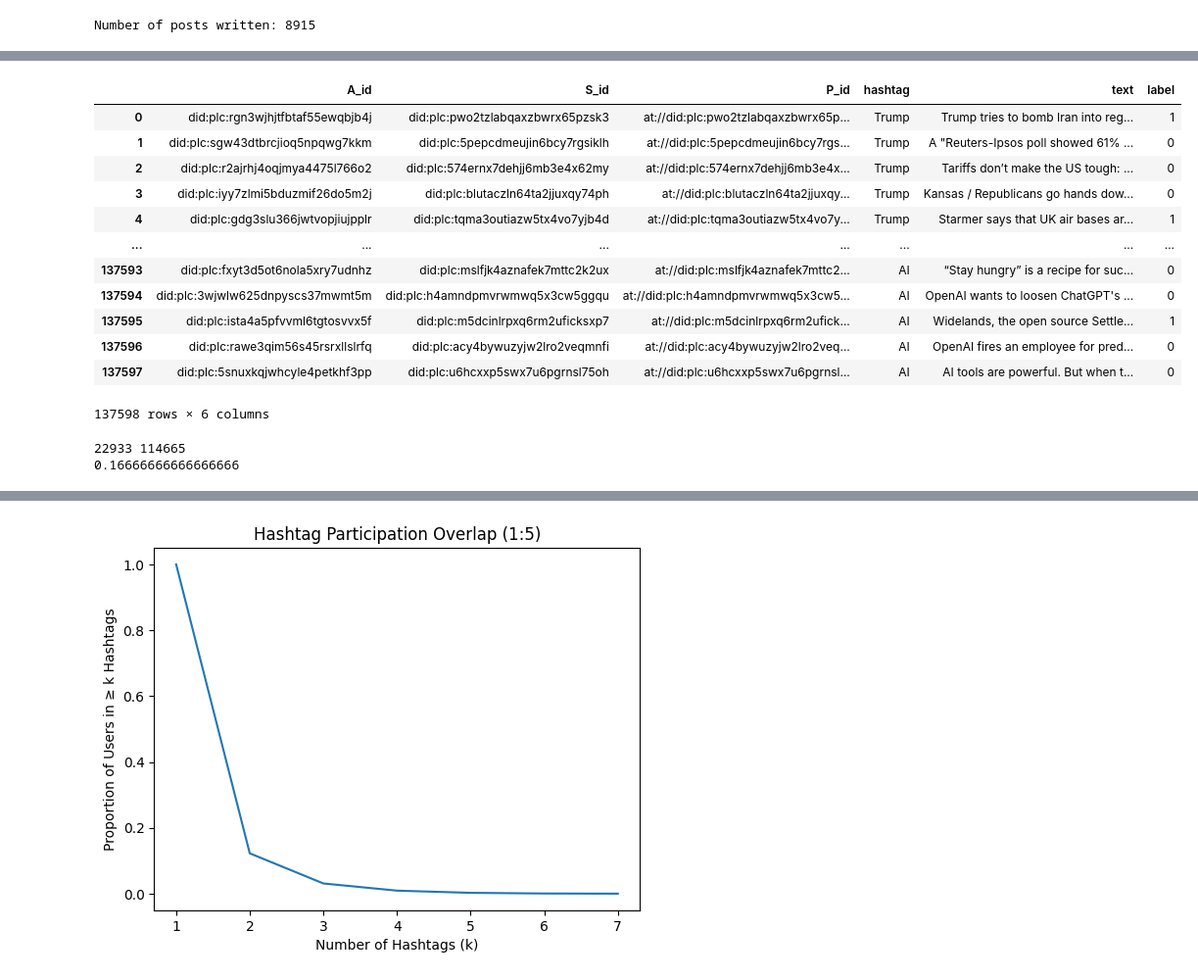
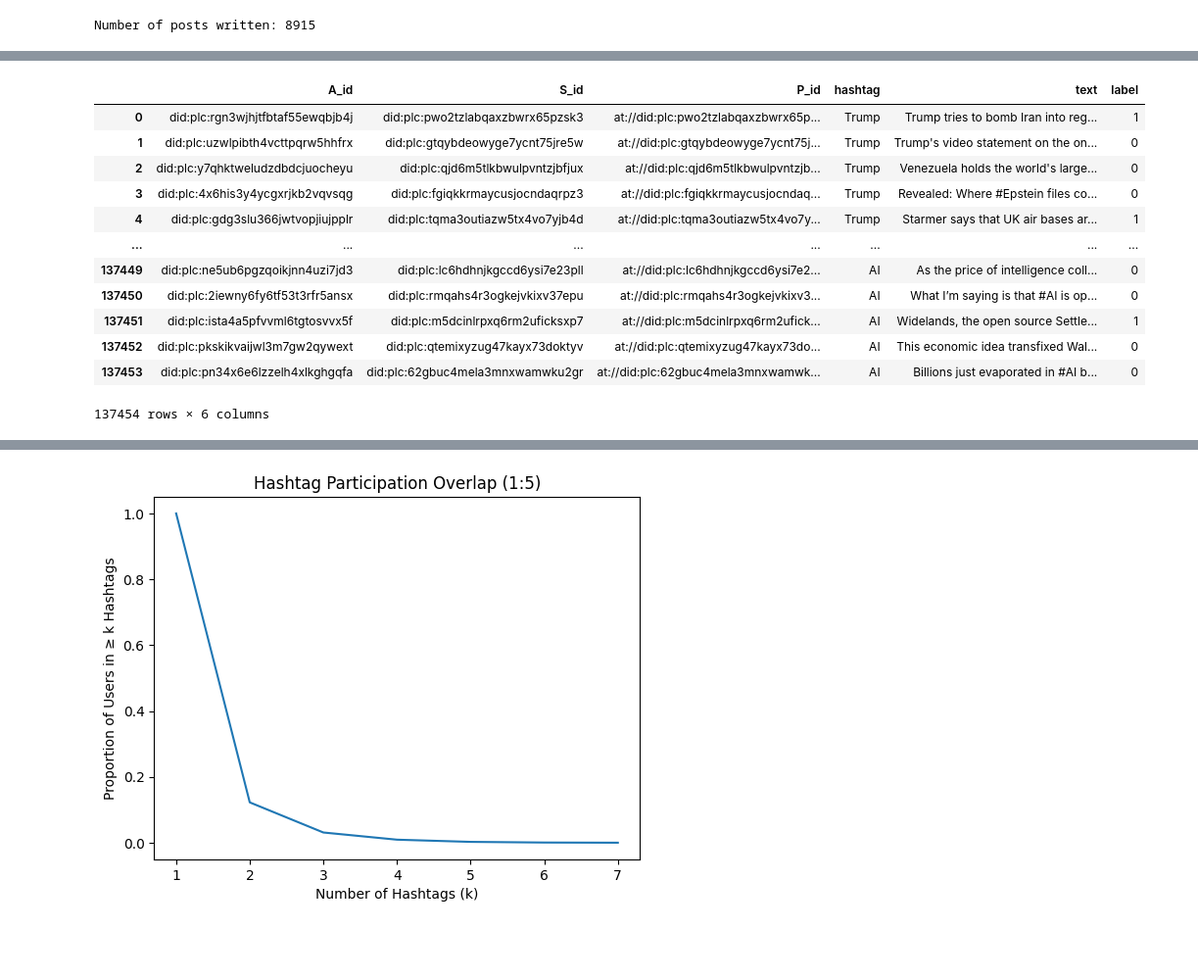
Before and after one commit to jonasbjaerke/MEng-project, a Jupyter notebook: notebooks/analyse_dataset.ipynb, the cells around one changed output, grey strips where cells are left out. Shown at 98% size. Saved outputs shown, nothing was run; the diff lists cells and outputs as text; code cells hidden in the pictures; blank space fills up the shorter version.

```diff
--- a/notebooks/analyse_dataset.ipynb
+++ b/notebooks/analyse_dataset.ipynb
@@ -273,10 +319,10 @@ import pandas as pd
 
 def enforce_exact_label_ratio_from_csv(
     neg_per_pos: int,
-    csv_path: str = "../data/processed/datasets/dataset.csv",
+    csv_path: str = f"../data/processed/datasets/{d}",
     hashtag_col: str = "hashtag",
     label_col: str = "label",
-    save_path: str = "../data/processed/datasets/dataset.csv",
+    save_path: str = f"../data/processed/datasets/{d}",
     random_state: int = 42,
 ) -> pd.DataFrame:
     """
@@ -300,66 +346,44 @@ def enforce_exact_label_ratio_from_csv(
         n_pos = len(positives)
         n_neg = len(negatives)
 
         if n_pos == 0 or n_neg == 0:
             continue
 
         # Largest feasible exact ratio subset
         keep_pos = min(n_pos, n_neg // neg_per_pos)
         keep_neg = keep_pos * neg_per_pos
 
         if keep_pos == 0 or keep_neg == 0:
             continue
 
         positives = positives.sample(n=keep_pos, random_state=random_state)
         negatives = negatives.sample(n=keep_neg, random_state=random_state)
 
         balanced_group = pd.concat([positives, negatives]).sort_index()
         kept_parts.append(balanced_group)
 
     if not kept_parts:
         result = pd.DataFrame(columns=df.columns)
     else:
         result = pd.concat(kept_parts).sort_index().reset_index(drop=True)
 
     result.to_csv(save_path, index=False)
     return result
 enforce_exact_label_ratio_from_csv(neg_per_pos=5)
 # %% [output]
 |  | A_id | S_id | P_id | hashtag | text | label |
 | 0 | did:plc:rgn3wjhjtfbtaf55ewqbjb4j | did:plc:pwo2tzlabqaxzbwrx65pzsk3 | at://did:plc:pwo2tzlabqaxzbwrx65p... | Trump | Trump tries to bomb Iran into reg... | 1 |
-| 1 | did:plc:sgw43dtbrcjioq5npqwg7kkm | did:plc:5pepcdmeujin6bcy7rgsiklh | at://did:plc:5pepcdmeujin6bcy7rgs... | Trump | A "Reuters-Ipsos poll showed 61% ... | 0 |
-| 2 | did:plc:r2ajrhj4oqjmya4475l766o2 | did:plc:574ernx7dehjj6mb3e4x62my | at://did:plc:574ernx7dehjj6mb3e4x... | Trump | Tariffs don’t make the US tough: ... | 0 |
-| 3 | did:plc:iyy7zlmi5bduzmif26do5m2j | did:plc:blutaczln64ta2jjuxqy74ph | at://did:plc:blutaczln64ta2jjuxqy... | Trump | Kansas / Republicans go hands dow... | 0 |
+| 1 | did:plc:uzwlpibth4vcttpqrw5hhfrx | did:plc:gtqybdeowyge7ycnt75jre5w | at://did:plc:gtqybdeowyge7ycnt75j... | Trump | Trump's video statement on the on... | 0 |
+| 2 | did:plc:y7qhktweludzdbdcjuocheyu | did:plc:qjd6m5tlkbwulpvntzjbfjux | at://did:plc:qjd6m5tlkbwulpvntzjb... | Trump | Venezuela holds the world's large... | 0 |
+| 3 | did:plc:4x6his3y4ycgxrjkb2vqvsqg | did:plc:fgiqkkrmaycusjocndaqrpz3 | at://did:plc:fgiqkkrmaycusjocndaq... | Trump | Revealed: Where #Epstein files co... | 0 |
 | 4 | did:plc:gdg3slu366jwtvopjiujpplr | did:plc:tqma3outiazw5tx4vo7yjb4d | at://did:plc:tqma3outiazw5tx4vo7y... | Trump | Starmer says that UK air bases ar... | 1 |
 | ... | ... | ... | ... | ... | ... | ... |
-| 137593 | did:plc:fxyt3d5ot6nola5xry7udnhz | did:plc:mslfjk4aznafek7mttc2k2ux | at://did:plc:mslfjk4aznafek7mttc2... | AI | “Stay hungry” is a recipe for suc... | 0 |
-| 137594 | did:plc:3wjwlw625dnpyscs37mwmt5m | did:plc:h4amndpmvrwmwq5x3cw5ggqu | at://did:plc:h4amndpmvrwmwq5x3cw5... | AI | OpenAI wants to loosen ChatGPT's ... | 0 |
-| 137595 | did:plc:ista4a5pfvvml6tgtosvvx5f | did:plc:m5dcinlrpxq6rm2uficksxp7 | at://did:plc:m5dcinlrpxq6rm2ufick... | AI | Widelands, the open source Settle... | 1 |
-| 137596 | did:plc:rawe3qim56s45rsrxllslrfq | did:plc:acy4bywuzyjw2lro2veqmnfi | at://did:plc:acy4bywuzyjw2lro2veq... | AI | OpenAI fires an employee for pred... | 0 |
-| 137597 | did:plc:5snuxkqjwhcyle4petkhf3pp | did:plc:u6hcxxp5swx7u6pgrnsl75oh | at://did:plc:u6hcxxp5swx7u6pgrnsl... | AI | AI tools are powerful. But when t... | 0 |
+| 137449 | did:plc:ne5ub6pgzqoikjnn4uzi7jd3 | did:plc:lc6hdhnjkgccd6ysi7e23pll | at://did:plc:lc6hdhnjkgccd6ysi7e2... | AI | As the price of intelligence coll... | 0 |
+| 137450 | did:plc:2iewny6fy6tf53t3rfr5ansx | did:plc:rmqahs4r3ogkejvkixv37epu | at://did:plc:rmqahs4r3ogkejvkixv3... | AI | What I’m saying is that #AI is op... | 0 |
+| 137451 | did:plc:ista4a5pfvvml6tgtosvvx5f | did:plc:m5dcinlrpxq6rm2uficksxp7 | at://did:plc:m5dcinlrpxq6rm2ufick... | AI | Widelands, the open source Settle... | 1 |
+| 137452 | did:plc:pkskikvaijwl3m7gw2qywext | did:plc:qtemixyzug47kayx73doktyv | at://did:plc:qtemixyzug47kayx73do... | AI | This economic idea transfixed Wal... | 0 |
+| 137453 | did:plc:pn34x6e6lzzelh4xlkghgqfa | did:plc:62gbuc4mela3mnxwamwku2gr | at://did:plc:62gbuc4mela3mnxwamwk... | AI | Billions just evaporated in #AI b... | 0 |
-137598 rows × 6 columns
+137454 rows × 6 columns
-# %%
-import pandas as pd
-
-
-def count_label_ones(csv_path, label_col="label"):
-    df = pd.read_csv(csv_path)
-
-    if label_col not in df.columns:
-        raise ValueError(f"Column '{label_col}' not found in {csv_path}")
-
-    num_ones = (df[label_col] == 1).sum()
-    num_zeroes = (df[label_col] == 0).sum()
-    ratio = num_ones / len(df) if len(df) > 0 else 0.0
-
-    return num_ones, ratio, num_zeroes
-
-num_ones, ratio, num_zeroes = count_label_ones("../data/processed/datasets/dataset.csv")
-print(num_ones, num_zeroes)
-print(ratio)
-# %% [output]
-22933 114665
-0.16666666666666666
 # %%
 import pandas as pd
 import numpy as np
```
Also changed, not shown: parts of 2 cells of this notebook, 15 other files.
